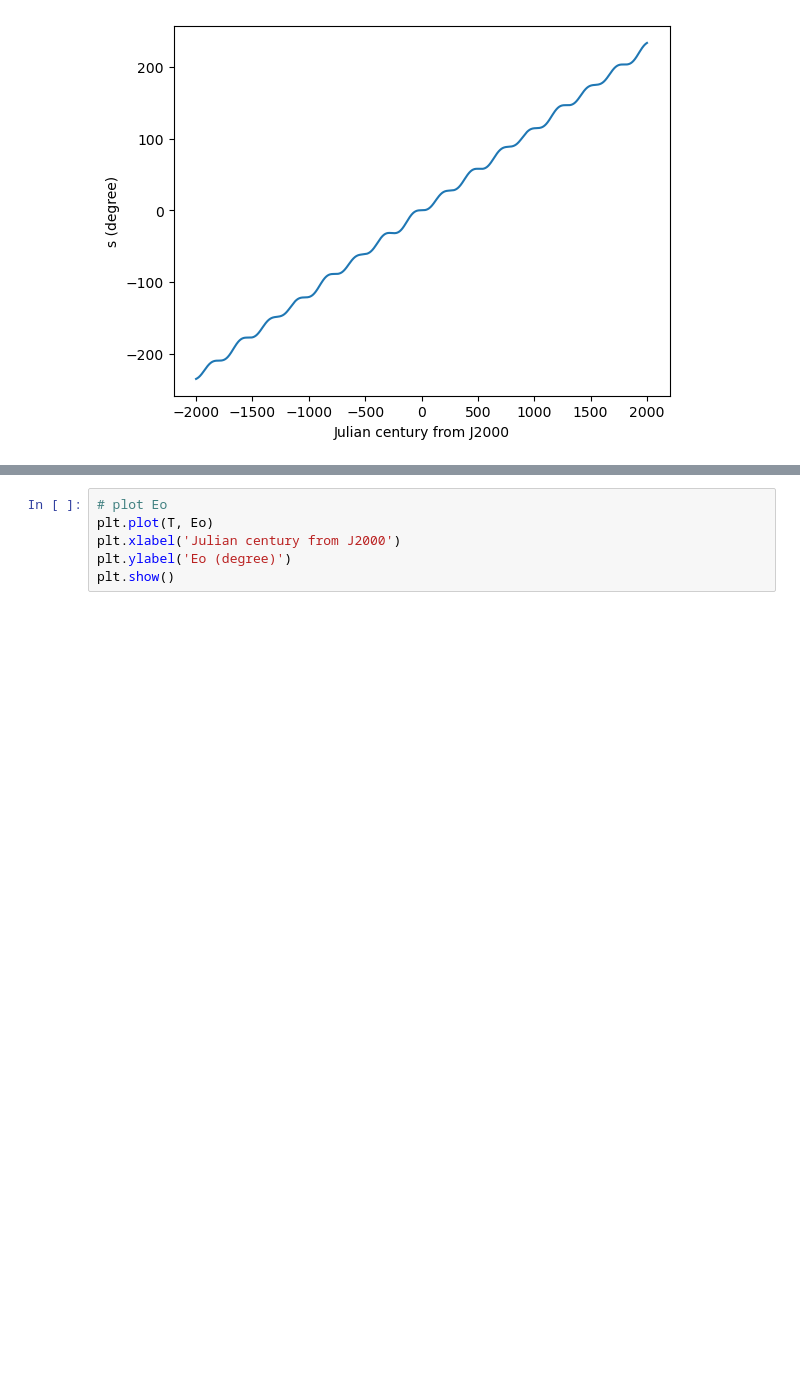
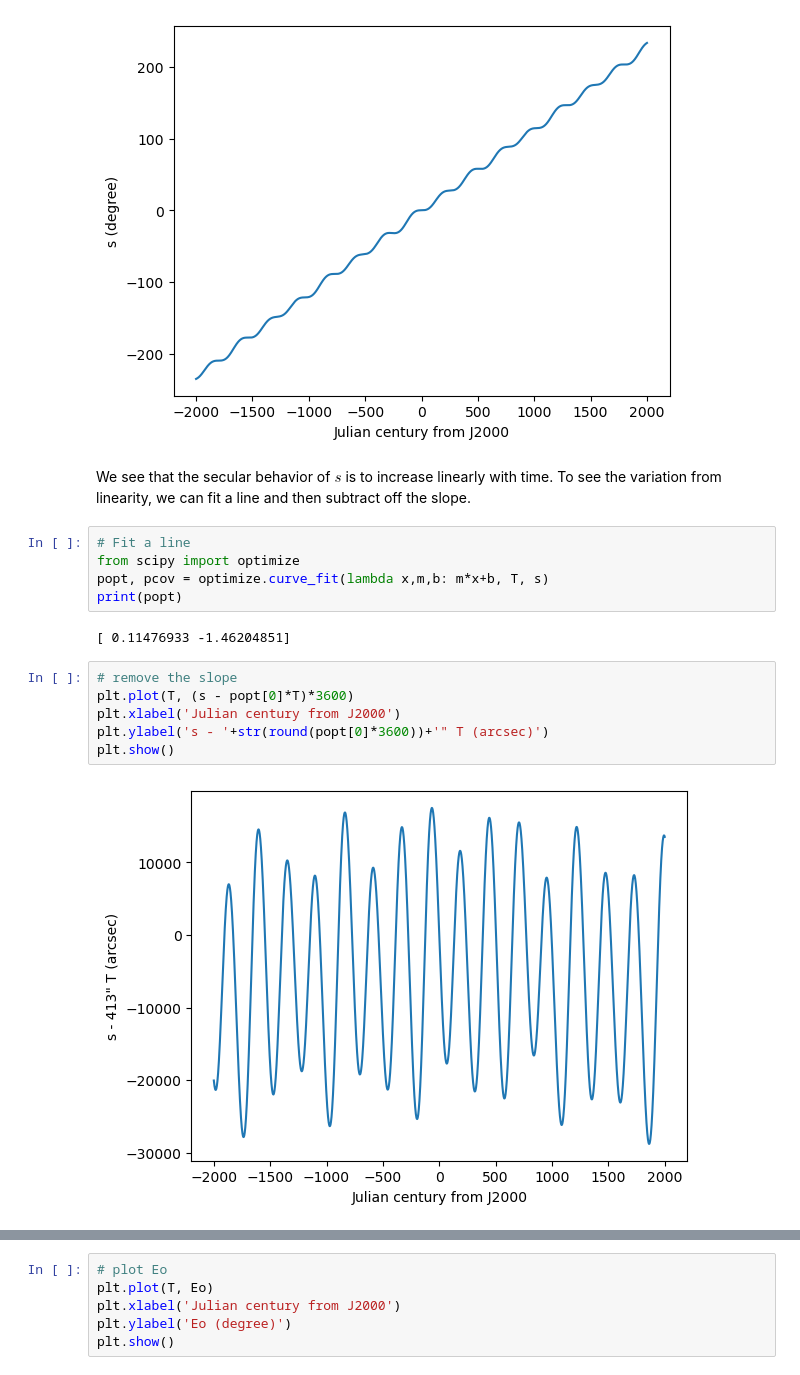
Before and after one commit to ytliu0/CIO, a Jupyter notebook: examples.ipynb, the cells around one changed output, grey strips where cells are left out. Drawn from its saved outputs; the diff is of its cells as text; blank space fills up the shorter version.

```diff
--- a/examples.ipynb
+++ b/examples.ipynb
@@ -143,3 +143,20 @@ plt.ylabel('s (degree)')
 plt.show()
 # %% [output]
 [figure]
+# %% [markdown]
+We see that the secular behavior of $s$ is to increase linearly with time. To see the variation from linearity, we can fit a line and then subtract off the slope.
+# %%
+# Fit a line
+from scipy import optimize
+popt, pcov = optimize.curve_fit(lambda x,m,b: m*x+b, T, s)
+print(popt)
+# %% [output]
+[ 0.11476933 -1.46204851]
+# %%
+# remove the slope
+plt.plot(T, (s - popt[0]*T)*3600)
+plt.xlabel('Julian century from J2000')
+plt.ylabel('s - '+str(round(popt[0]*3600))+'" T (arcsec)')
+plt.show()
+# %% [output]
+[figure, added]
```
Also changed, not shown: parts of 4 cells of this notebook, 5 other files.
